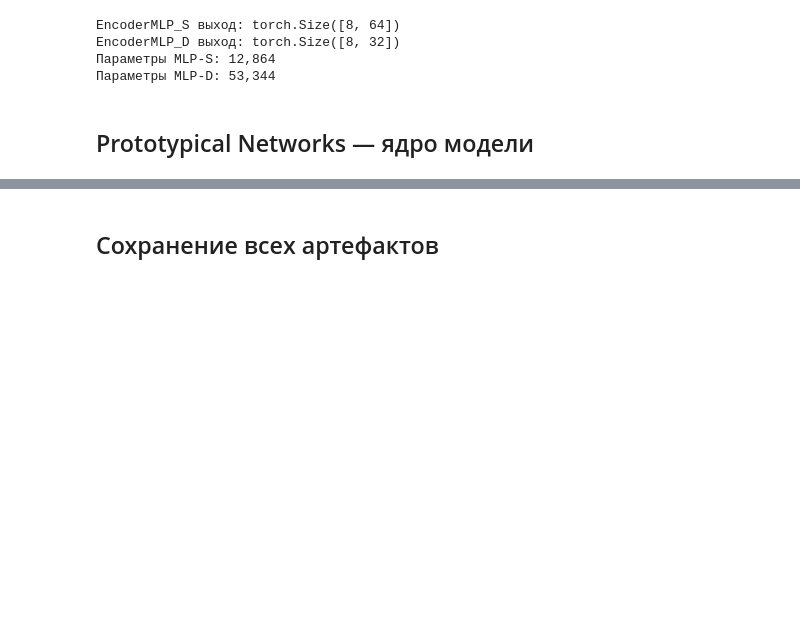
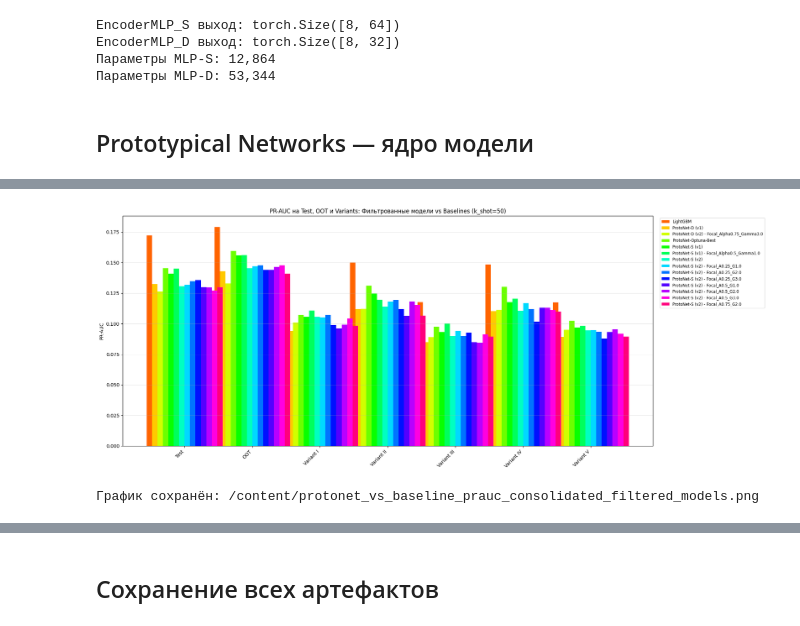
Before and after one commit to Juli-Kareva/Fraud-detection-MDS, a Jupyter notebook: Prototypical_network.ipynb, the cells around one changed output, grey strips where cells are left out. Drawn from its saved outputs; the diff is of its cells as text; code cells hidden in the pictures; blank space fills up the shorter version.

```diff
--- a/Prototypical_network.ipynb
+++ b/Prototypical_network.ipynb
@@ -891,0 +2048,14 @@ k_shot=20 | mean PR-AUC = 0.0994
+# %%
+pr_auc_means = pivot_consolidated['pr_auc'].mean().sort_values(ascending=True)
+
+# Identify the 5 worst models based on mean PR-AUC
+worst_5_models = pr_auc_means.head(5).index.tolist()
+print(f"Топ-5 худших моделей (по среднему PR-AUC): {worst_5_models}")
+
+# Filter out these models from the pivot table
+models_to_keep = [col for col in pivot_consolidated.columns.get_level_values(1).unique() if col not in worst_5_models]
+
+filtered_pivot_consolidated = pivot_consolidated.loc[:, (slice(None), models_to_keep)]
+
+print('\n=== Сводная таблица метрик (без 5 худших моделей) ===')
+print(filtered_pivot_consolidated.to_string())
@@ -891,0 +2076,34 @@ k_shot=20 | mean PR-AUC = 0.0994
+# %%
+variant_names_for_plot = ['Test', 'OOT', 'Variant_I', 'Variant_II', 'Variant_III', 'Variant_IV', 'Variant_V']
+
+# Filter for Variant results and PR-AUC
+# Use filtered_pivot_consolidated to only include the desired models
+pr_auc_pivot = filtered_pivot_consolidated['pr_auc'].loc[variant_names_for_plot]
+
+x = np.arange(len(variant_names_for_plot))
+w = 0.08 # Adjusted bar width for potentially more bars
+
+fig, ax = plt.subplots(figsize=(20, 8)) # Increased figure width for better readability
+
+# Get all unique model names from the filtered pivot table columns
+models_to_plot = pr_auc_pivot.columns.tolist()
+# Generate a color palette for all models
+colors = sns.color_palette("hsv", len(models_to_plot))
+
+for i, model_name in enumerate(models_to_plot):
+    if model_name in pr_auc_pivot.columns:
+        ax.bar(x + (i - len(models_to_plot)/2 + 0.5) * w, pr_auc_pivot[model_name], w, label=model_name, color=colors[i])
+
+ax.set_xticks(x)
+ax.set_xticklabels([name.replace('_', ' ') for name in variant_names_for_plot], rotation=45, ha='right')
+ax.set_ylabel('PR-AUC')
+ax.set_title(f'PR-AUC на Test, OOT и Variants: Фильтрованные модели vs Baselines (k_shot={K_SHOT_EVAL})') # Updated title
+ax.legend(bbox_to_anchor=(1.01, 1), loc='upper left', fontsize='small')
+ax.grid(axis='y', alpha=0.3)
+plt.tight_layout()
+plt.savefig('/content/protonet_vs_baseline_prauc_consolidated_filtered_models.png', dpi=150) # New filename
+plt.show()
+print('График сохранён: /content/protonet_vs_baseline_prauc_consolidated_filtered_models.png')
+# %% [output]
+[figure, added]
+График сохранён: /content/protonet_vs_baseline_prauc_consolidated_filtered_models.png
```
Also changed, not shown: parts of 59 cells of this notebook.
